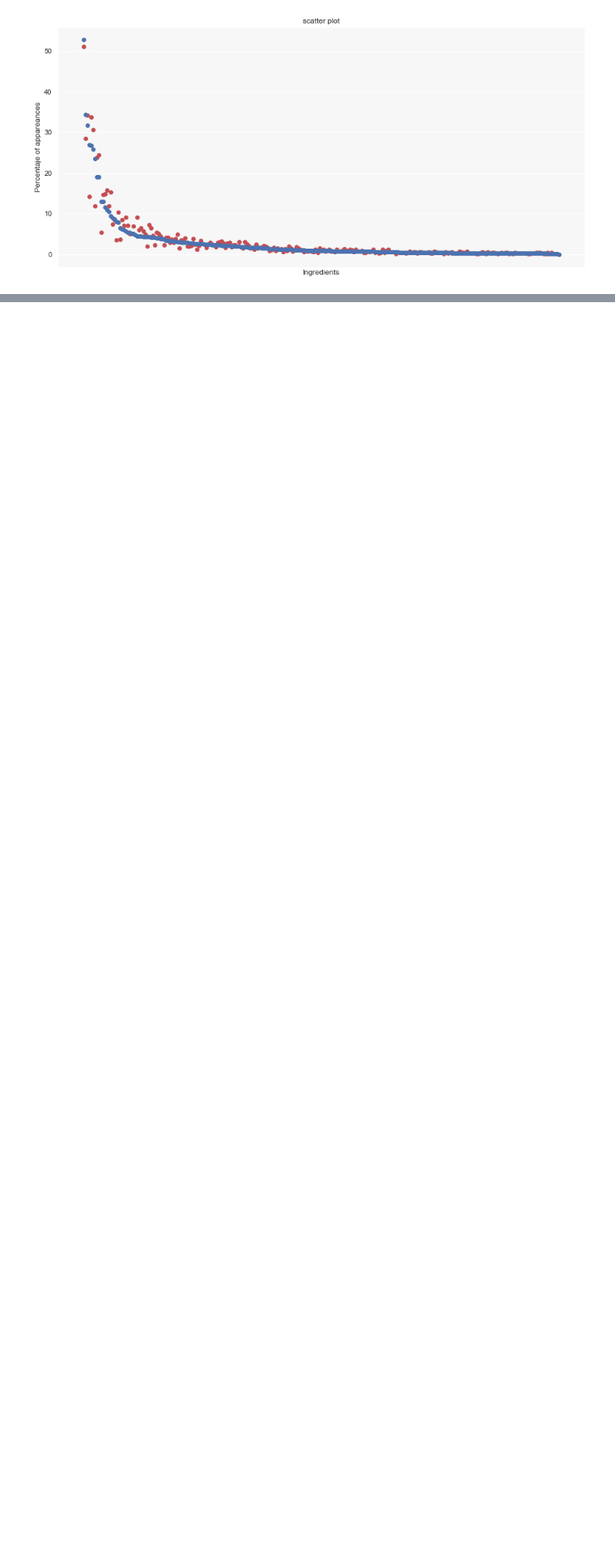
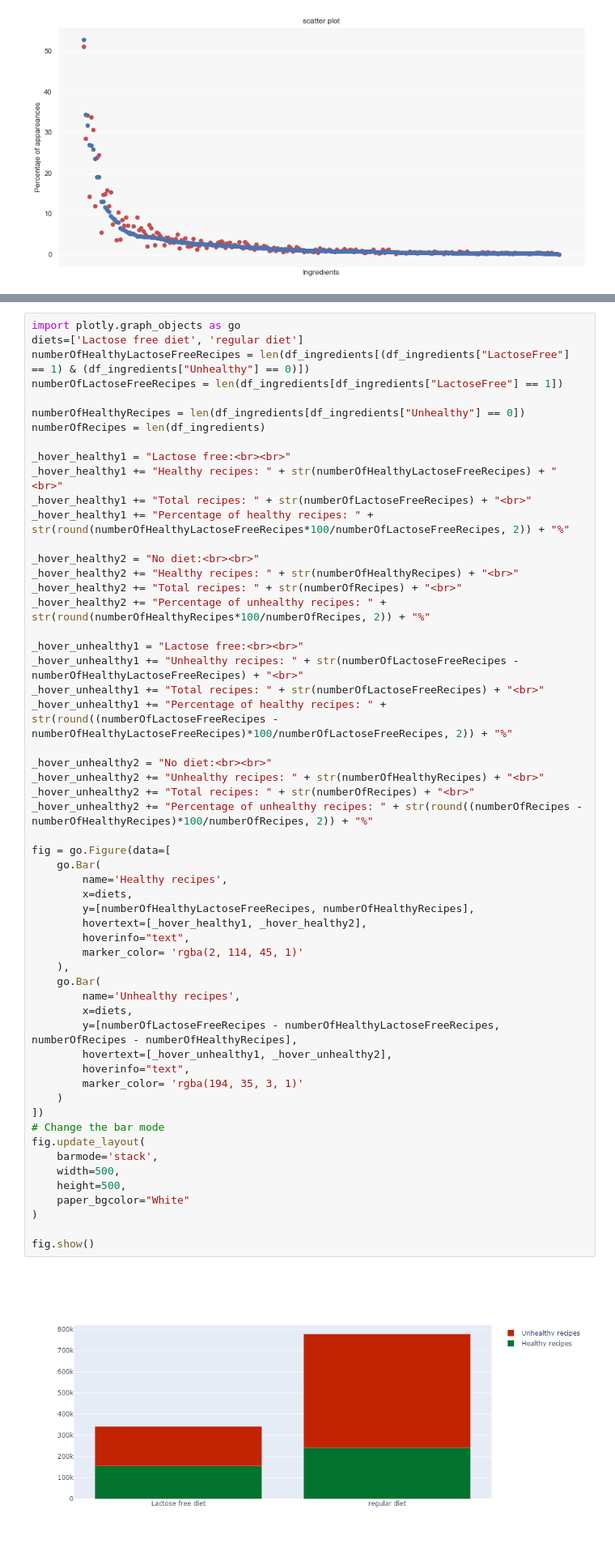
Before and after one commit to carlosvillasanchez/-Salmon-tortilla-al-pesto, a Jupyter notebook: Report.ipynb, the cells around one changed output, grey strips where cells are left out. Shown at 81% size. Drawn from its saved outputs; the diff is of its cells as text; blank space fills up the shorter version.

```diff
--- a/Report.ipynb
+++ b/Report.ipynb
@@ -3207,3 +3215,61 @@ plt.show()
 # BETTER BOX PLOT?
 # %% [output]
 [figure]
+# %%
+import plotly.graph_objects as go
+diets=['Lactose free diet', 'regular diet']
+numberOfHealthyLactoseFreeRecipes = len(df_ingredients[(df_ingredients["LactoseFree"] == 1) & (df_ingredients["Unhealthy"] == 0)])
+numberOfLactoseFreeRecipes = len(df_ingredients[df_ingredients["LactoseFree"] == 1])
+
+numberOfHealthyRecipes = len(df_ingredients[df_ingredients["Unhealthy"] == 0])
+numberOfRecipes = len(df_ingredients)
+
+_hover_healthy1 = "Lactose free:<br><br>"
+_hover_healthy1 += "Healthy recipes: " + str(numberOfHealthyLactoseFreeRecipes) + "<br>"
+_hover_healthy1 += "Total recipes: " + str(numberOfLactoseFreeRecipes) + "<br>"
+_hover_healthy1 += "Percentage of healthy recipes: " + str(round(numberOfHealthyLactoseFreeRecipes*100/numberOfLactoseFreeRecipes, 2)) + "%"
+
+_hover_healthy2 = "No diet:<br><br>"
+_hover_healthy2 += "Healthy recipes: " + str(numberOfHealthyRecipes) + "<br>"
+_hover_healthy2 += "Total recipes: " + str(numberOfRecipes) + "<br>"
+_hover_healthy2 += "Percentage of unhealthy recipes: " + str(round(numberOfHealthyRecipes*100/numberOfRecipes, 2)) + "%"
+
+_hover_unhealthy1 = "Lactose free:<br><br>"
+_hover_unhealthy1 += "Unhealthy recipes: " + str(numberOfLactoseFreeRecipes - numberOfHealthyLactoseFreeRecipes) + "<br>"
+_hover_unhealthy1 += "Total recipes: " + str(numberOfLactoseFreeRecipes) + "<br>"
+_hover_unhealthy1 += "Percentage of healthy recipes: " + str(round((numberOfLactoseFreeRecipes - numberOfHealthyLactoseFreeRecipes)*100/numberOfLactoseFreeRecipes, 2)) + "%"
+
+_hover_unhealthy2 = "No diet:<br><br>"
+_hover_unhealthy2 += "Unhealthy recipes: " + str(numberOfHealthyRecipes) + "<br>"
+_hover_unhealthy2 += "Total recipes: " + str(numberOfRecipes) + "<br>"
+_hover_unhealthy2 += "Percentage of unhealthy recipes: " + str(round((numberOfRecipes - numberOfHealthyRecipes)*100/numberOfRecipes, 2)) + "%"
+
+fig = go.Figure(data=[
+    go.Bar(
+        name='Healthy recipes',
+        x=diets,
+        y=[numberOfHealthyLactoseFreeRecipes, numberOfHealthyRecipes],
+        hovertext=[_hover_healthy1, _hover_healthy2],
+        hoverinfo="text",
+        marker_color= 'rgba(2, 114, 45, 1)'
+    ),
+    go.Bar(
+        name='Unhealthy recipes',
+        x=diets,
+        y=[numberOfLactoseFreeRecipes - numberOfHealthyLactoseFreeRecipes, numberOfRecipes - numberOfHealthyRecipes],
+        hovertext=[_hover_unhealthy1, _hover_unhealthy2],
+        hoverinfo="text",
+        marker_color= 'rgba(194, 35, 3, 1)'
+    )
+])
+# Change the bar mode
+fig.update_layout(
+    barmode='stack',
+    width=500,
+    height=500,
+    paper_bgcolor="White"
+)
+
+fig.show()
+# %% [output]
+[figure, added]
```
Also changed, not shown: parts of 66 cells of this notebook.
